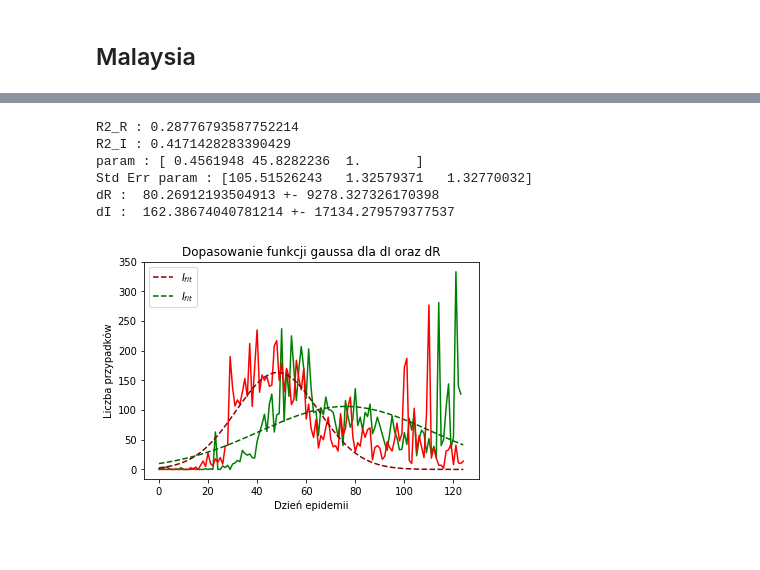
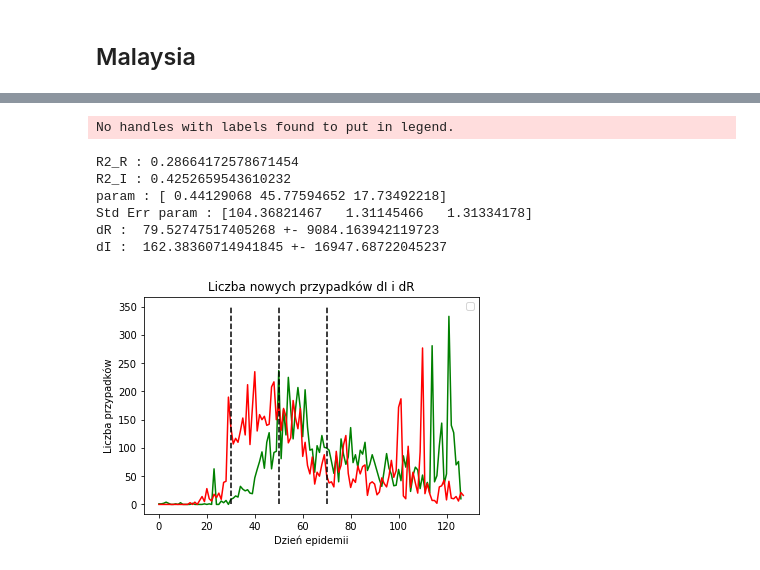
Before and after one commit to MarBry111/SIR_Poland_COVID19, a Jupyter notebook: SIR.ipynb, the cells around one changed output, grey strips where cells are left out. Drawn from its saved outputs; the diff is of its cells as text; code cells hidden in the pictures.

```diff
--- a/SIR.ipynb
+++ b/SIR.ipynb
@@ -784,37 +1078,42 @@ pg1, param_cov_g1 = curve_fit(my_gauss, x[:-1], Rdaily, p0=[100,60,40])
 # %%
 plt.plot(Rdaily,'g')
 plt.plot(Idaily,'r')
 
-plt.plot(x,my_gauss(x,pg),'--',c='darkred', label=r'$I_{fit}$')
-plt.plot(x,my_gauss(x,pg1),'--',c='darkgreen', label=r'$I_{fit}$')
+#plt.plot(x,my_gauss(x,pg),'--',c='darkred', label=r'$I_{fit}$')
+#plt.plot(x,my_gauss(x,pg1),'--',c='darkgreen', label=r'$I_{fit}$')
 
 plt.legend()
-plt.title('Dopasowanie funkcji gaussa dla dI oraz dR')
+plt.title('Liczba nowych przypadków dI i dR')
 plt.xlabel('Dzień epidemii')
 plt.ylabel('Liczba przypadków')
+plt.plot([30,30],[0,350],'k--')
+plt.plot([50,50],[0,350],'k--')
+plt.plot([70,70],[0,350],'k--')
+
 
 plt.savefig('images/malysian_fit.png', bbox_inches='tight')
 day = 50
 dR = my_gauss(x,pg1)[day]
 dI = my_gauss(x,pg)[day]
 
 R2 = r2_score(Rdaily, my_gauss(x,pg1)[:-1])
 print('R2_R :', R2)
 
 R2 = r2_score(Idaily, my_gauss(x,pg))
 print('R2_I :', R2)
 
 param_error1 = np.sqrt(np.diag(param_cov_g1))
 param_error = np.sqrt(np.diag(param_cov_g))
 print('param :', ps)
 print('Std Err param :', param_error)
 print('dR : ',dR, '+-',gauss_error(x[day], pg1, param_error1))
 print('dI : ',dI, '+-',gauss_error(x[day], pg, param_error))
 # %% [output]
-R2_R : 0.28776793587752214
-R2_I : 0.4171428283390429
-param : [ 0.4561948 45.8282236  1.       ]
-Std Err param : [105.51526243   1.32579371   1.32770032]
-dR :  80.26912193504913 +- 9278.327326170398
-dI :  162.38674040781214 +- 17134.279579377537
+No handles with labels found to put in legend.
+R2_R : 0.28664172578671454
+R2_I : 0.4252659543610232
+param : [ 0.44129068 45.77594652 17.73492218]
+Std Err param : [104.36821467   1.31145466   1.31334178]
+dR :  79.52747517405268 +- 9084.163942119723
+dI :  162.38360714941845 +- 16947.68722045237
-[figure, old version]
+[figure, new version]
```
Also changed, not shown: parts of 56 cells of this notebook.
